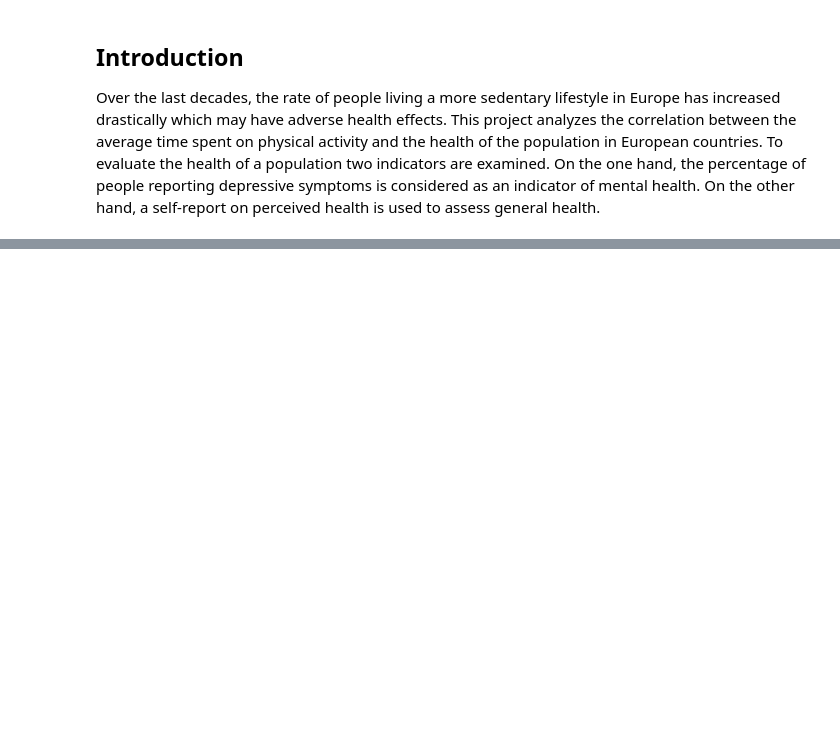
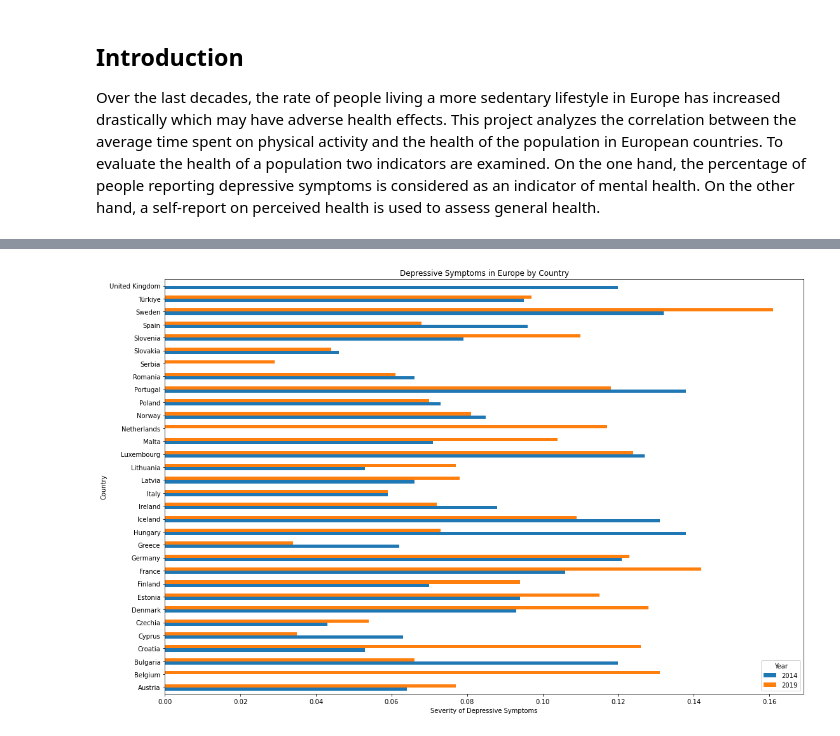
Before and after one commit to leoniefaerber/made-template-ws2324, a Jupyter notebook: project/report.ipynb, the cells around one changed output, grey strips where cells are left out. Drawn from its saved outputs; the diff is of its cells as text; code cells hidden in the pictures; blank space fills up the shorter version.

```diff
--- a/project/report.ipynb
+++ b/project/report.ipynb
@@ -89,0 +176,14 @@ mental_health = pd.read_sql_table('mental_health', mental_health_engine)
+# %%
+
+# pivoting the data to have years as columns and countries on the index
+pivot_data = df_mental_health.pivot(index='country', columns='year', values='depressive_symptoms')
+
+# plotting the bar diagram
+pivot_data.plot(kind='barh', rot=0, figsize=(18, 12))
+plt.title('Depressive Symptoms in Europe by Country')
+plt.xlabel('Severity of Depressive Symptoms')
+plt.ylabel('Country')
+plt.legend(title='Year')
+plt.show()
+# %% [output]
+[figure, added]
```
Also changed, not shown: parts of 21 cells of this notebook, 2 other files.
